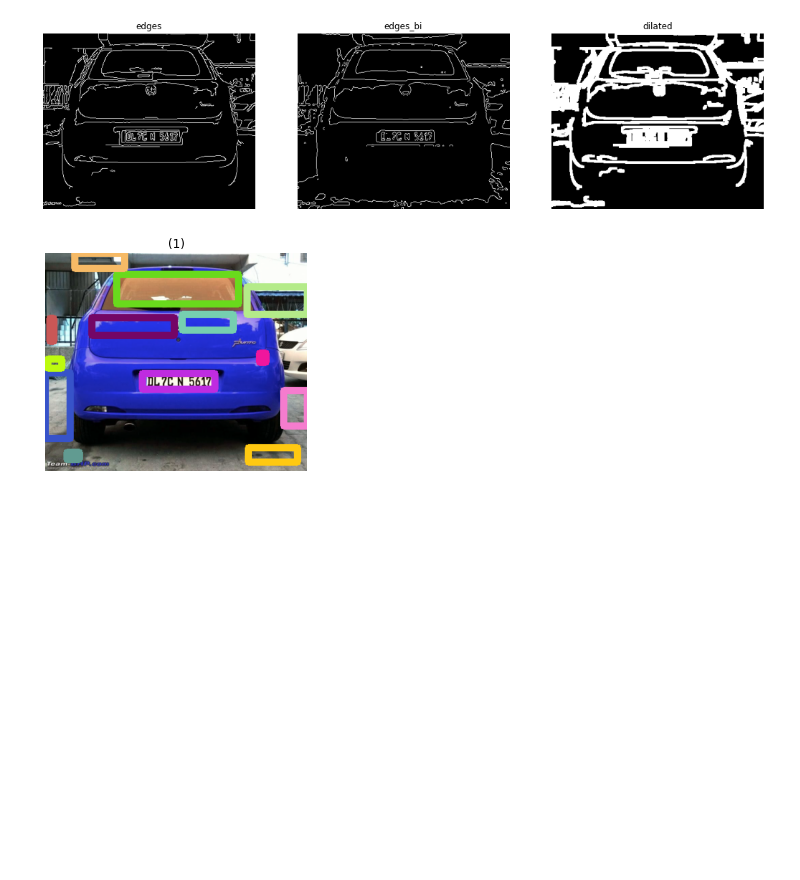
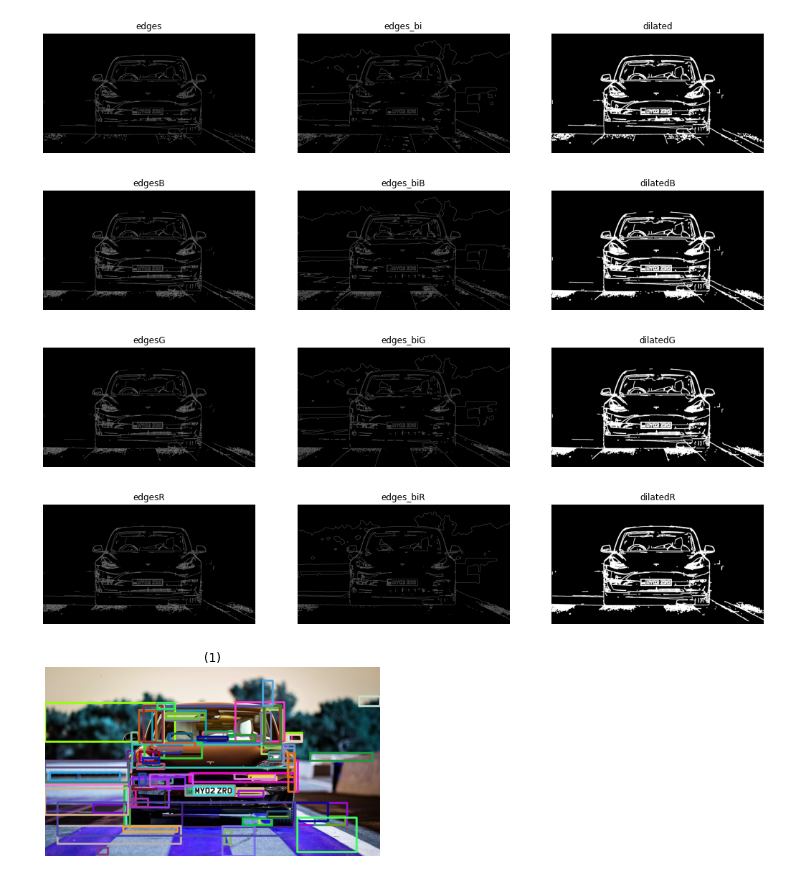
Before and after one commit to nadeenay/Car_Plate_Detection, a Jupyter notebook: Untitled.ipynb, the cells around one changed output. Cells and saved outputs as stored; diff of their text form; code cells hidden in the pictures; blank space fills up the shorter version.

```diff
--- a/Untitled.ipynb
+++ b/Untitled.ipynb
@@ -26,7 +26,12 @@ from random import seed
 # %%
 imagesFirst1=[]
 # read the image and convert it to grayscale
-car = cv2.imread('images/33.png')
+car = cv2.imread('images/10.jpg')
+grayCar= cv2.cvtColor(car, cv2.COLOR_BGR2GRAY)
+coloredCar = cv2.cvtColor(car, cv2.COLOR_BGR2RGB)
+blueCar=coloredCar[:,:,2]
+greenCar=coloredCar[:,:,1]
+redCar=coloredCar[:,:,0]
 grayCar= cv2.cvtColor(car, cv2.COLOR_BGR2GRAY)
 grayCar=cv2.medianBlur(grayCar, 3)
 # %%
@@ -81,27 +101,64 @@ show_images(imagesFirst1)
 # %%
-edges=cv2.Canny(grayCar, 100,250)
-edges_bi=cv2.Canny(binary, 100,250)
+edges=cv2.Canny(grayCar, 140,250)
+edges_bi=cv2.Canny(binary, 140,250)
+
+edgesB=cv2.Canny(blueCar, 140,250)
+edges_biB=cv2.Canny(binaryB, 140,250)
+
+edgesG=cv2.Canny(greenCar, 140,250)
+edges_biG=cv2.Canny(binaryG, 140,250)
+
+edgesR=cv2.Canny(redCar, 140,250)
+edges_biR=cv2.Canny(binaryR, 140,250)
+
 element = cv2.getStructuringElement(cv2.MORPH_RECT,(5,5))
 np.array([[1, 1, 1, 1, 1],
           [1, 0, 0, 0, 1],
           [1, 0, 0, 0, 1],
           [1, 0, 0, 0, 1],
           [1, 1, 1, 1, 1]], dtype=int)
 
 dilated=cv2.dilate(edges, element)
+dilatedB=cv2.dilate(edgesB, element)
+dilatedG=cv2.dilate(edgesG, element)
+dilatedR=cv2.dilate(edgesR, element)
 show_images([edges,edges_bi, dilated],["edges","edges_bi", "dilated"])
+show_images([edgesB,edges_biB, dilatedB],["edgesB","edges_biB", "dilatedB"])
+show_images([edgesG,edges_biG, dilatedG],["edgesG","edges_biG", "dilatedG"])
+show_images([edgesR,edges_biR, dilatedR],["edgesR","edges_biR", "dilatedR"])
 # %% [output]
-[figure, old version]
+[figure, new version]
+[figure, added]
+[figure, added]
+[figure, added]
 # %%
 seed(1)
 # %%
 blackImg=np.array(car)
-contours,hier = cv2.findContours(image=edges_bi.copy(), mode=cv2.RETR_LIST,method= cv2.CHAIN_APPROX_SIMPLE)
+contours,hier1 = cv2.findContours(image=edges.copy(), mode=cv2.RETR_LIST,method= cv2.CHAIN_APPROX_SIMPLE)
+contours_bi,hier2 = cv2.findContours(image=edges_bi.copy(), mode=cv2.RETR_LIST,method= cv2.CHAIN_APPROX_SIMPLE)
+contoursDilated,hier3 = cv2.findContours(image=dilated.copy(), mode=cv2.RETR_LIST,method= cv2.CHAIN_APPROX_SIMPLE)
+
+contoursB,hier4 = cv2.findContours(image=edgesB.copy(), mode=cv2.RETR_LIST,method= cv2.CHAIN_APPROX_SIMPLE)
+contours_biB,hier5 = cv2.findContours(image=edges_biB.copy(), mode=cv2.RETR_LIST,method= cv2.CHAIN_APPROX_SIMPLE)
+contoursDilatedB,hier6 = cv2.findContours(image=dilatedB.copy(), mode=cv2.RETR_LIST,method= cv2.CHAIN_APPROX_SIMPLE)
+
+contoursG,hier7 = cv2.findContours(image=edgesG.copy(), mode=cv2.RETR_LIST,method= cv2.CHAIN_APPROX_SIMPLE)
+contours_biG,hier8 = cv2.findContours(image=edges_biG.copy(), mode=cv2.RETR_LIST,method= cv2.CHAIN_APPROX_SIMPLE)
+contoursDilatedG,hier9 = cv2.findContours(image=dilatedG.copy(), mode=cv2.RETR_LIST,method= cv2.CHAIN_APPROX_SIMPLE)
+
+contoursR,hier10 = cv2.findContours(image=edgesR.copy(), mode=cv2.RETR_LIST,method= cv2.CHAIN_APPROX_SIMPLE)
+contours_biR,hier11 = cv2.findContours(image=edges_biR.copy(), mode=cv2.RETR_LIST,method= cv2.CHAIN_APPROX_SIMPLE)
+contoursDilatedR,hier12 = cv2.findContours(image=dilatedR.copy(), mode=cv2.RETR_LIST,method= cv2.CHAIN_APPROX_SIMPLE)
+
+AllContours=np.concatenate((contours,contours_bi,contoursDilated,contoursB,contours_biB,contoursDilatedB,
+                           contoursG,contours_biG,contoursDilatedG,contoursR,contours_biR,contoursDilatedR),axis=0,
+                           dtype=type(contours))
 rectangles_points=[]
 imgSize = car.shape[0]*car.shape[1]
-for contour in contours:
+for contour in AllContours:
     peri = cv2.arcLength(contour, True)
-    approx = cv2.approxPolyDP(contour, 0.04 * peri, True)
+    approx = cv2.approxPolyDP(contour, 0.028 * peri, True)
     #if the shape has 4 vertices, it is either a square or
     # a rectangle
     if len(approx) == 4:
@@ -117,7 +174,7 @@ for contour in contours:
 
 show_images([blackImg])
 # %% [output]
-[figure, old version]
+[figure, new version]
 # %%
 imagesC=[]
 
```
Also changed, not shown: parts of 10 cells of this notebook, 1 other file.
